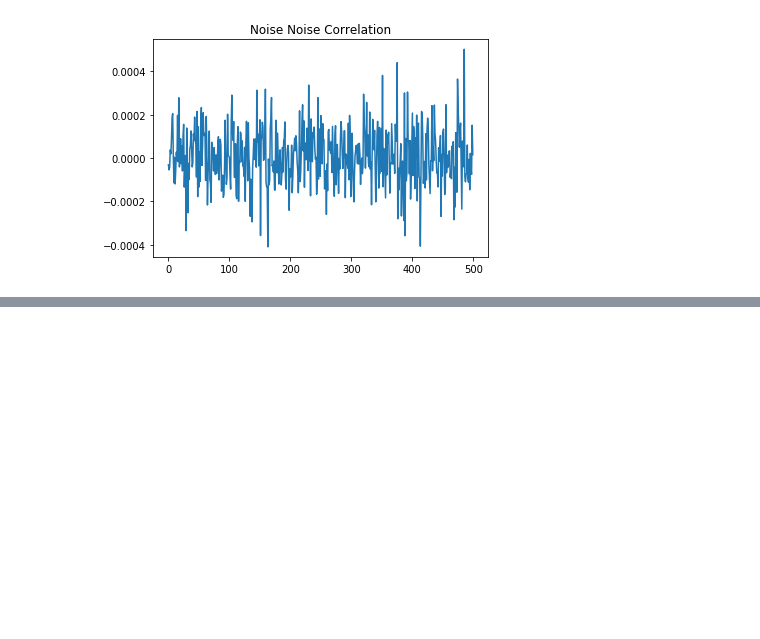
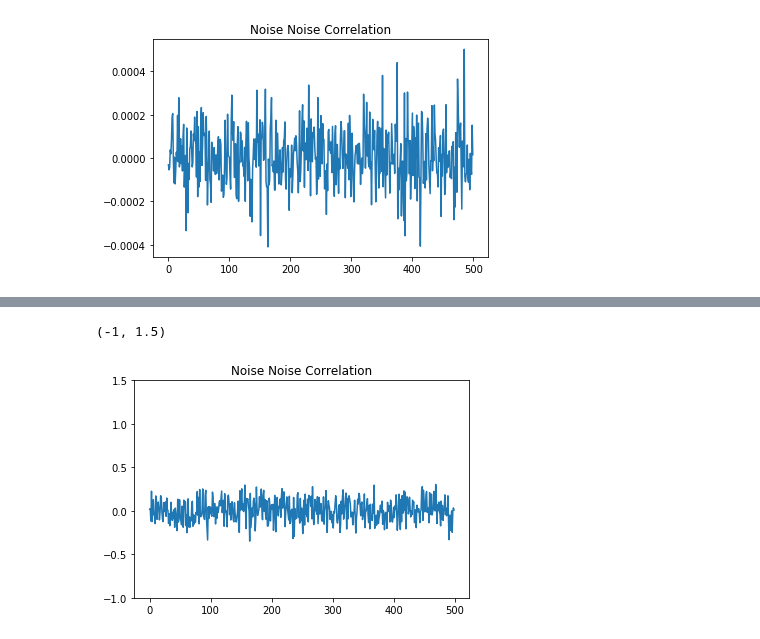
Before and after one commit to hannahfro/Hannah-Msc, a Jupyter notebook: Correlation Gumdrop Runs.ipynb, the cells around one changed output, grey strips where cells are left out. Saved outputs shown, nothing was run; the diff lists cells and outputs as text; code cells hidden in the pictures; blank space fills up the shorter version.

```diff
--- a/Correlation Gumdrop Runs.ipynb
+++ b/Correlation Gumdrop Runs.ipynb
@@ -53,0 +98,7 @@ Text(0.5, 1.0, 'Noise-Noise Correlation')
+# %%
+plt.plot(df_corr['NN'])
+plt.title('Noise Noise Correlation')
+plt.ylim(-1,1.5)
+# %% [output]
+(-1, 1.5)
+[figure, added]
```
Also changed, not shown: parts of 7 cells of this notebook, 29 other files.
